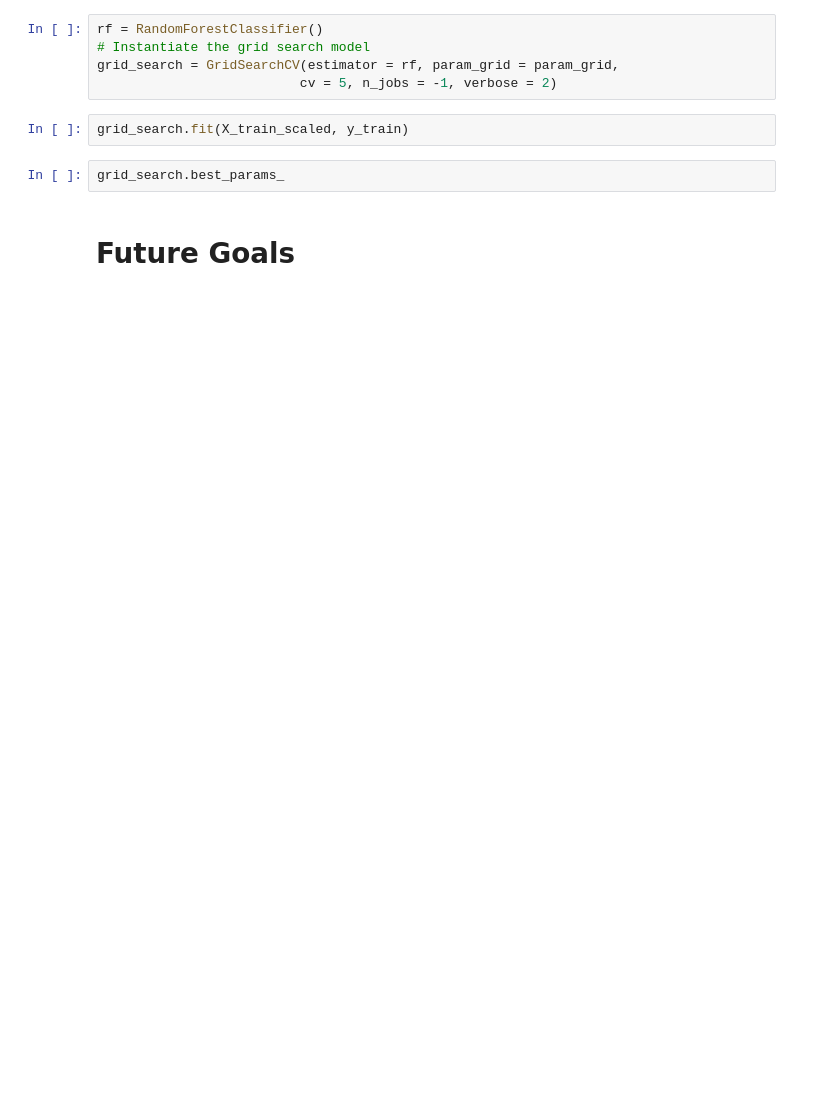
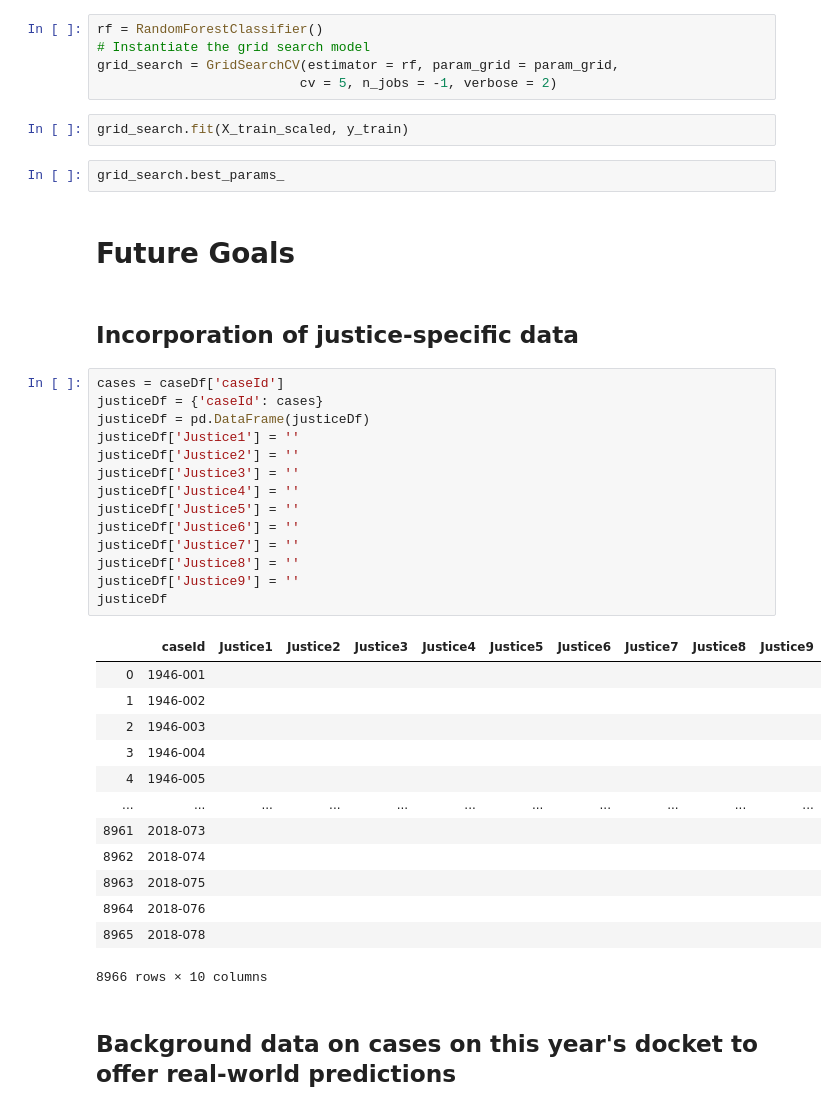
Before and after one commit to milesholtzman/Supreme-Court-Machine-Learning-Model, a Jupyter notebook: mainScript.ipynb, the cells around one changed output. Cells and saved outputs as stored; diff of their text form; blank space fills up the shorter version.

```diff
--- a/mainScript.ipynb
+++ b/mainScript.ipynb
@@ -403,3 +403,35 @@ grid_search.fit(X_train_scaled, y_train)
 grid_search.best_params_
 # %% [markdown]
 # Future Goals
+# %% [markdown]
+## Incorporation of justice-specific data
+# %%
+cases = caseDf['caseId']
+justiceDf = {'caseId': cases}
+justiceDf = pd.DataFrame(justiceDf)
+justiceDf['Justice1'] = ''
+justiceDf['Justice2'] = ''
+justiceDf['Justice3'] = ''
+justiceDf['Justice4'] = ''
+justiceDf['Justice5'] = ''
+justiceDf['Justice6'] = ''
+justiceDf['Justice7'] = ''
+justiceDf['Justice8'] = ''
+justiceDf['Justice9'] = ''
+justiceDf
+# %% [output]
+|  | caseId | Justice1 | Justice2 | Justice3 | Justice4 | Justice5 | Justice6 | Justice7 | Justice8 | Justice9 |
+| 0 | 1946-001 |  |  |  |  |  |  |  |  |  |
+| 1 | 1946-002 |  |  |  |  |  |  |  |  |  |
+| 2 | 1946-003 |  |  |  |  |  |  |  |  |  |
+| 3 | 1946-004 |  |  |  |  |  |  |  |  |  |
+| 4 | 1946-005 |  |  |  |  |  |  |  |  |  |
+| ... | ... | ... | ... | ... | ... | ... | ... | ... | ... | ... |
+| 8961 | 2018-073 |  |  |  |  |  |  |  |  |  |
+| 8962 | 2018-074 |  |  |  |  |  |  |  |  |  |
+| 8963 | 2018-075 |  |  |  |  |  |  |  |  |  |
+| 8964 | 2018-076 |  |  |  |  |  |  |  |  |  |
+| 8965 | 2018-078 |  |  |  |  |  |  |  |  |  |
+8966 rows × 10 columns
+# %% [markdown]
+## Background data on cases on this year's docket to offer real-world predictions
```
Also changed, not shown: parts of 7 cells of this notebook.
